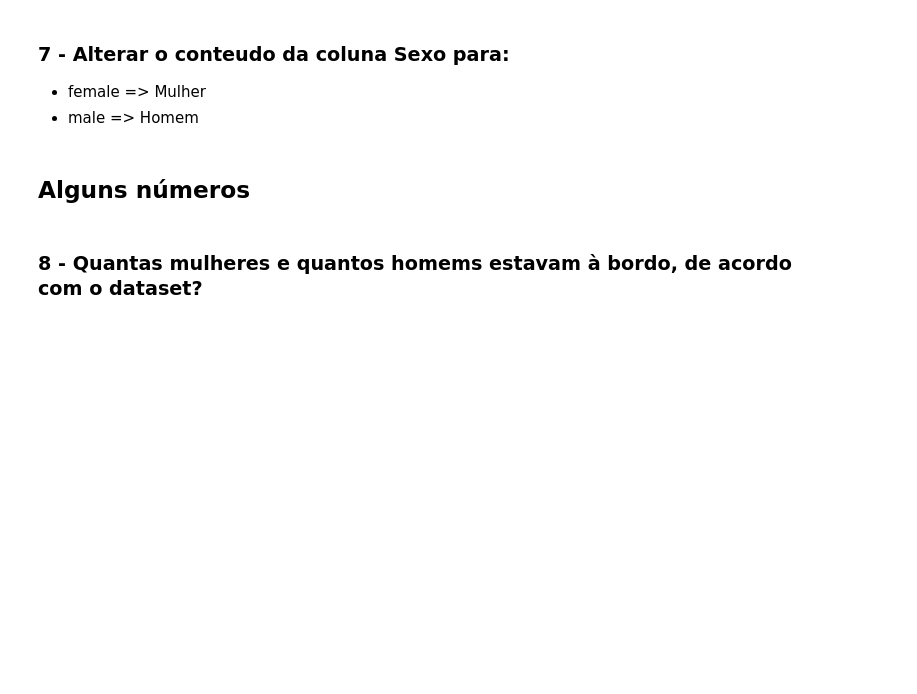
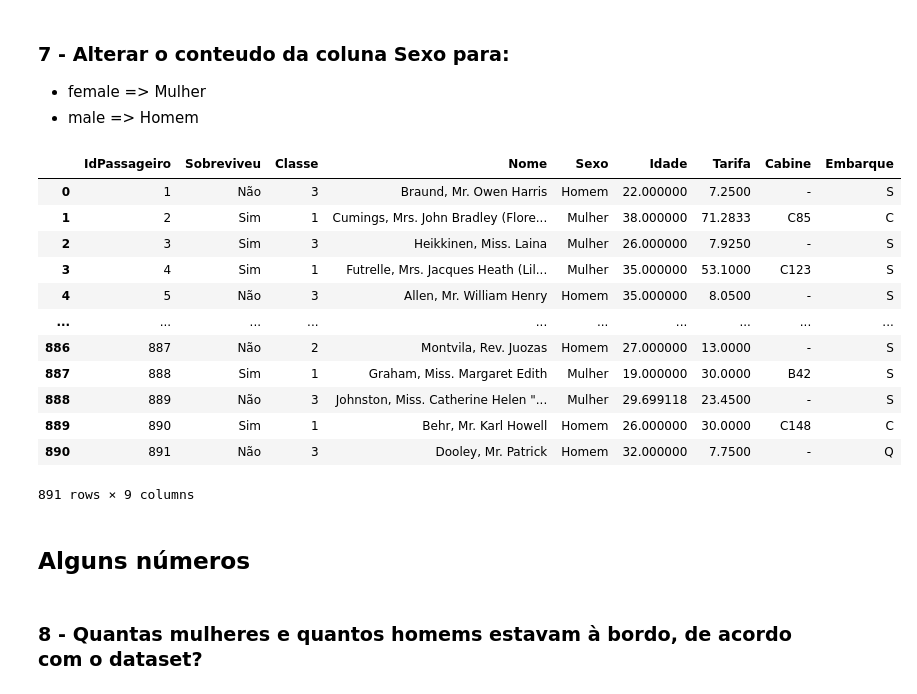
Before and after one commit to murilopiva/projetos-estudo, a Jupyter notebook: PYTHON/facens/1º Semestre/Luciano - PYTHON/aula 7 dia 20/Aula 7 - Exercicio 1 - Titanic.ipynb, the cells around one changed output. Saved outputs shown, nothing was run; the diff lists cells and outputs as text; code cells hidden in the pictures; blank space fills up the shorter version.

```diff
--- a/PYTHON/facens/1º Semestre/Luciano - PYTHON/aula 7 dia 20/Aula 7 - Exercicio 1 - Titanic.ipynb
+++ b/PYTHON/facens/1º Semestre/Luciano - PYTHON/aula 7 dia 20/Aula 7 - Exercicio 1 - Titanic.ipynb
@@ -233,6 +246,23 @@ tit
 ### 7 - Alterar o conteudo da coluna Sexo para:
 - female => Mulher
 - male   => Homem
+# %%
+tit.Sexo = tit.Sexo.apply(lambda Sexo: 'Mulher' if Sexo == 'female' else 'Homem')
+tit
+# %% [output]
+|  | IdPassageiro | Sobreviveu | Classe | Nome | Sexo | Idade | Tarifa | Cabine | Embarque |
+| 0 | 1 | Não | 3 | Braund, Mr. Owen Harris | Homem | 22.000000 | 7.2500 | - | S |
+| 1 | 2 | Sim | 1 | Cumings, Mrs. John Bradley (Flore... | Mulher | 38.000000 | 71.2833 | C85 | C |
+| 2 | 3 | Sim | 3 | Heikkinen, Miss. Laina | Mulher | 26.000000 | 7.9250 | - | S |
+| 3 | 4 | Sim | 1 | Futrelle, Mrs. Jacques Heath (Lil... | Mulher | 35.000000 | 53.1000 | C123 | S |
+| 4 | 5 | Não | 3 | Allen, Mr. William Henry | Homem | 35.000000 | 8.0500 | - | S |
+| ... | ... | ... | ... | ... | ... | ... | ... | ... | ... |
+| 886 | 887 | Não | 2 | Montvila, Rev. Juozas | Homem | 27.000000 | 13.0000 | - | S |
+| 887 | 888 | Sim | 1 | Graham, Miss. Margaret Edith | Mulher | 19.000000 | 30.0000 | B42 | S |
+| 888 | 889 | Não | 3 | Johnston, Miss. Catherine Helen "... | Mulher | 29.699118 | 23.4500 | - | S |
+| 889 | 890 | Sim | 1 | Behr, Mr. Karl Howell | Homem | 26.000000 | 30.0000 | C148 | C |
+| 890 | 891 | Não | 3 | Dooley, Mr. Patrick | Homem | 32.000000 | 7.7500 | - | Q |
+891 rows × 9 columns
 # %% [markdown]
 ## Alguns números
 # %% [markdown]
```
Also changed, not shown: parts of 19 cells of this notebook.
